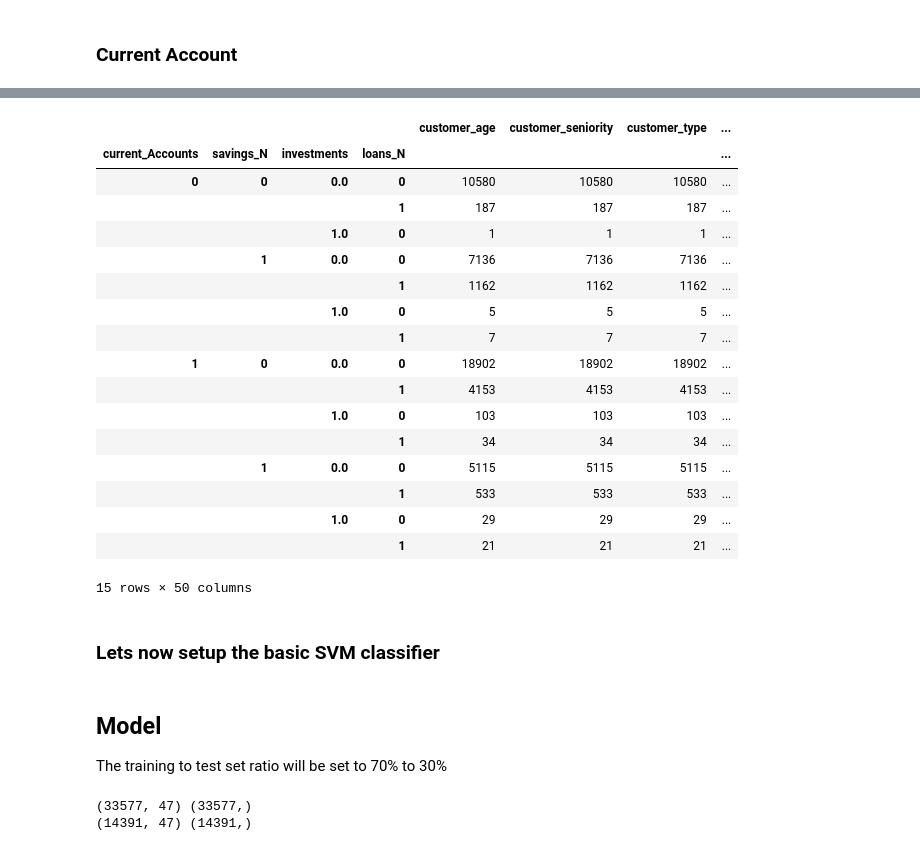
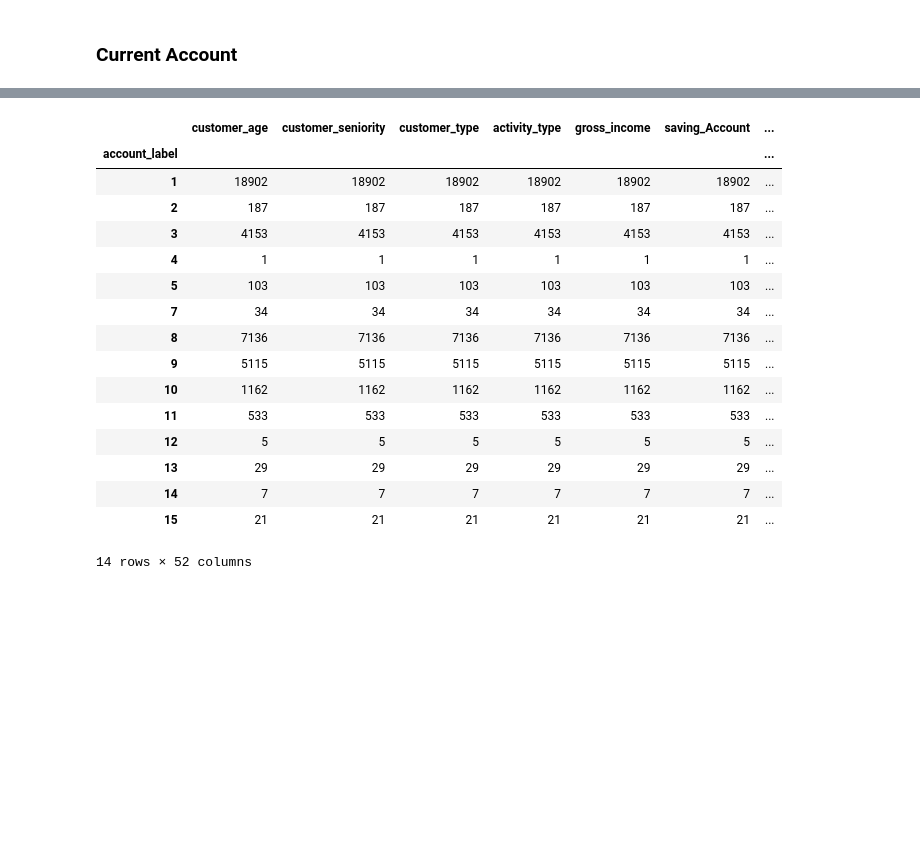
Before and after one commit to yilingzeroone/KE5206CI_CA1SVM, a Jupyter notebook: CA2.ipynb, the cells around one changed output, grey strips where cells are left out. Cells and saved outputs as stored; diff of their text form; code cells hidden in the pictures; blank space fills up the shorter version.

```diff
--- a/CA2.ipynb
+++ b/CA2.ipynb
@@ -9,7 +11,7 @@ import numpy as np
 import pandas as pd
 import seaborn as sns
 import matplotlib.pyplot as plt
-df = pd.read_csv(r'C:\Users\e0267844\OneDrive - National University of Singapore\KE5206\CA\bankMadridNew.csv', low_memory=False )
+df = pd.read_csv(r'bankMadridNew.csv', low_memory=False )
 print("Dimensions of the dataset" , df.shape)
 # %% [output]
 Dimensions of the dataset (190455, 48)
@@ -77,3 +81,15 @@ dMadridNewCustomer.shape
+# %%
+dMadridNewCustomer = dMadridNewCustomer[~((dMadridNewCustomer['current_Accounts']==0) & (dMadridNewCustomer['derivative_account']==0)
+                    & (dMadridNewCustomer['payroll_Account']==0) & (dMadridNewCustomer['junior_Account']==0)
+                    & (dMadridNewCustomer['joint_account']==0) & (dMadridNewCustomer['individual_Account']==0)
+                    & (dMadridNewCustomer['individual_Plus']==0) & (dMadridNewCustomer['short_term']==0)
+                    & (dMadridNewCustomer['medium_term']==0) & (dMadridNewCustomer['long_term']==0)
+                    & (dMadridNewCustomer['e_account']==0) & (dMadridNewCustomer['Funds']==0)
+                    & (dMadridNewCustomer['Mortgage']==0) & (dMadridNewCustomer['Pensions']==0)
+                    & (dMadridNewCustomer['Taxes']==0) & (dMadridNewCustomer['credit_Card']==0)
+                    & (dMadridNewCustomer['securities']==0) & (dMadridNewCustomer['payroll']==0)
+                    & (dMadridNewCustomer['Pensions_2']==0) & (dMadridNewCustomer['direct_Debit']==0))
+                   ]
 # %% [markdown]
 #### Get an understanding of the data types
 # %%
@@ -118,6 +133,5 @@ There are columns with one unique value, we can exclude from our modeling step.
 # %%
-dAnalysis = dMadridNewCustomer.drop(['saving_Account', 'guarantees', 'Loans', 'home_Account','province_code'
-                                     ,'new_customer_index','address_type'], 1)
+dAnalysis = dMadridNewCustomer.drop(['new_customer_index','address_type', 'province_code'], 1)
 # %% [markdown]
 #### Categorical Columns Analysis
 # %%
@@ -304,0 +471,4 @@ Name: investments, dtype: int64
+# %%
+dAnalysisOH['account_label'] = dAnalysisOH.apply(lambda row: row.savings_N * 8 + row.investments * 4 + row.loans_N * 2 + row.current_Accounts, axis=1 )
+dAnalysisOH['account_label'].value_counts().sort_index()
+dAnalysisOH = dAnalysisOH.drop(['savings_N','investments','loans_N','current_Accounts'], axis=1)
@@ -305,39 +509,20 @@ Name: investments, dtype: int64
 # %%
-dAnalysisOH.groupby(['current_Accounts','savings_N', 'investments', 'loans_N',]).count()
+dAnalysisOH.groupby('account_label').count()
 # %% [output]
-|  |  |  |  | customer_age | customer_seniority | customer_type | ... |
-| current_Accounts | savings_N | investments | loans_N |  |  |  | ... |
-| 0 | 0 | 0.0 | 0 | 10580 | 10580 | 10580 | ... |
-|  |  |  | 1 | 187 | 187 | 187 | ... |
-|  |  | 1.0 | 0 | 1 | 1 | 1 | ... |
-|  | 1 | 0.0 | 0 | 7136 | 7136 | 7136 | ... |
-|  |  |  | 1 | 1162 | 1162 | 1162 | ... |
-|  |  | 1.0 | 0 | 5 | 5 | 5 | ... |
-|  |  |  | 1 | 7 | 7 | 7 | ... |
-| 1 | 0 | 0.0 | 0 | 18902 | 18902 | 18902 | ... |
-|  |  |  | 1 | 4153 | 4153 | 4153 | ... |
-|  |  | 1.0 | 0 | 103 | 103 | 103 | ... |
-|  |  |  | 1 | 34 | 34 | 34 | ... |
-|  | 1 | 0.0 | 0 | 5115 | 5115 | 5115 | ... |
-|  |  |  | 1 | 533 | 533 | 533 | ... |
-|  |  | 1.0 | 0 | 29 | 29 | 29 | ... |
-|  |  |  | 1 | 21 | 21 | 21 | ... |
+|  | customer_age | customer_seniority | customer_type | activity_type | gross_income | saving_Account | ... |
+| account_label |  |  |  |  |  |  | ... |
+| 1 | 18902 | 18902 | 18902 | 18902 | 18902 | 18902 | ... |
+| 2 | 187 | 187 | 187 | 187 | 187 | 187 | ... |
+| 3 | 4153 | 4153 | 4153 | 4153 | 4153 | 4153 | ... |
+| 4 | 1 | 1 | 1 | 1 | 1 | 1 | ... |
+| 5 | 103 | 103 | 103 | 103 | 103 | 103 | ... |
+| 7 | 34 | 34 | 34 | 34 | 34 | 34 | ... |
+| 8 | 7136 | 7136 | 7136 | 7136 | 7136 | 7136 | ... |
+| 9 | 5115 | 5115 | 5115 | 5115 | 5115 | 5115 | ... |
+| 10 | 1162 | 1162 | 1162 | 1162 | 1162 | 1162 | ... |
+| 11 | 533 | 533 | 533 | 533 | 533 | 533 | ... |
+| 12 | 5 | 5 | 5 | 5 | 5 | 5 | ... |
+| 13 | 29 | 29 | 29 | 29 | 29 | 29 | ... |
+| 14 | 7 | 7 | 7 | 7 | 7 | 7 | ... |
+| 15 | 21 | 21 | 21 | 21 | 21 | 21 | ... |
-15 rows × 50 columns
+14 rows × 52 columns
-# %% [markdown]
-### Lets now setup the basic SVM classifier
-# %% [markdown]
-## Model
-
-The training to test set ratio will be set to 70% to 30%
-# %%
-testSize = 0.3
-from sklearn.model_selection import train_test_split
-X_train, X_test, y_train, y_test = train_test_split(dAnalysisOH, dAnalysisOH.segmentation_label, test_size= testSize)
-print (X_train.shape, y_train.shape)
-print (X_test.shape, y_test.shape)
-
-from sklearn.multiclass import OneVsRestClassifier
-from sklearn.svm import LinearSVC, SVC
-# %% [output]
-(33577, 47) (33577,)
-(14391, 47) (14391,)
```
Also changed, not shown: parts of 57 cells of this notebook.
